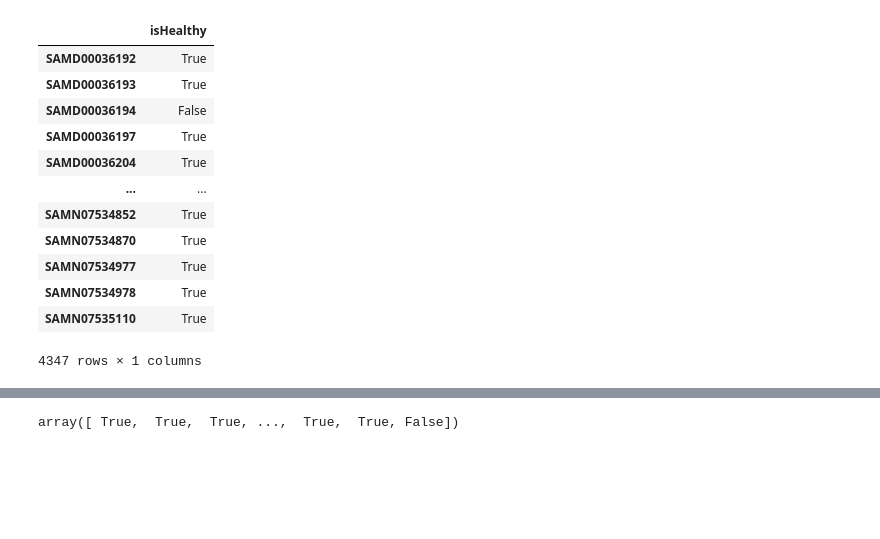
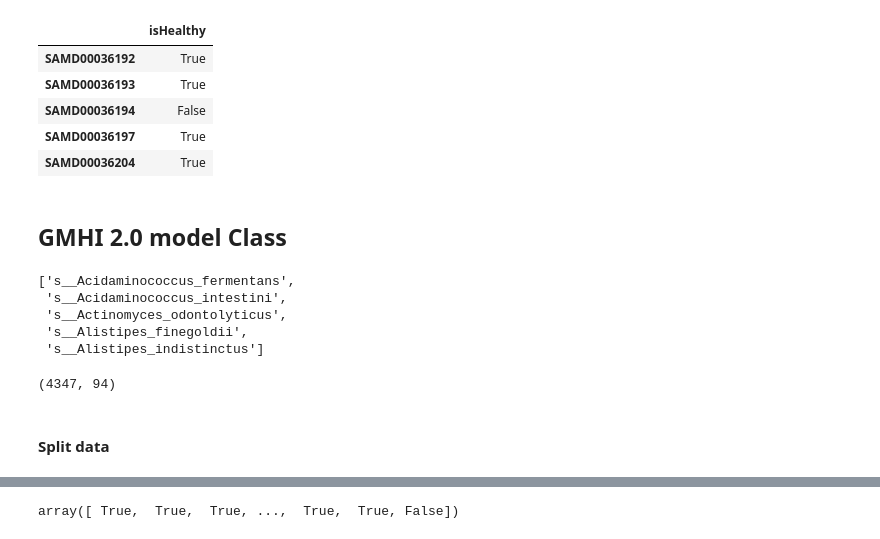
Before and after one commit to danielchang2002/GMHI2-Scratchpad, a Jupyter notebook: src/GMHI++.ipynb, the cells around one changed output, grey strips where cells are left out. Saved outputs shown, nothing was run; the diff lists cells and outputs as text; code cells hidden in the pictures; blank space fills up the shorter version.

Commit message:
:books: GMHI2 class partially done

```diff
--- a/src/GMHI++.ipynb
+++ b/src/GMHI++.ipynb
@@ -28,17 +26,12 @@ X
 # %%
-y = pd.read_csv("../data/isHealthy.csv", index_col=0).T
-y
+y = pd.read_csv(data_dir + "/isHealthy.csv", index_col=0).T
+y.head()
 # %% [output]
 |  | isHealthy |
 | SAMD00036192 | True |
 | SAMD00036193 | True |
 | SAMD00036194 | False |
 | SAMD00036197 | True |
 | SAMD00036204 | True |
-| ... | ... |
-| SAMN07534852 | True |
-| SAMN07534870 | True |
-| SAMN07534977 | True |
-| SAMN07534978 | True |
-| SAMN07535110 | True |
-4347 rows × 1 columns
+# %% [markdown]
+## GMHI 2.0 model Class
@@ -45,3 +129,20 @@ y
+# %%
+with open(output_dir + "feature_list.txt") as f:
+    feature_list = f.read().splitlines()
+feature_list[:5]
+# %% [output]
+['s__Acidaminococcus_fermentans',
+ 's__Acidaminococcus_intestini',
+ 's__Actinomyces_odontolyticus',
+ 's__Alistipes_finegoldii',
+ 's__Alistipes_indistinctus']
+# %%
+model = GMHI2(feature_list)
+model.fit(X, y)
+# %% [output]
+(4347, 94)
+# %% [markdown]
+#### Split data
 # %%
 from sklearn.model_selection import train_test_split
 X_train, X_test, y_train, y_test = train_test_split(X, y, test_size=0.1, random_state=42)
```
Also changed, not shown: parts of 34 cells of this notebook, 2 other files.
